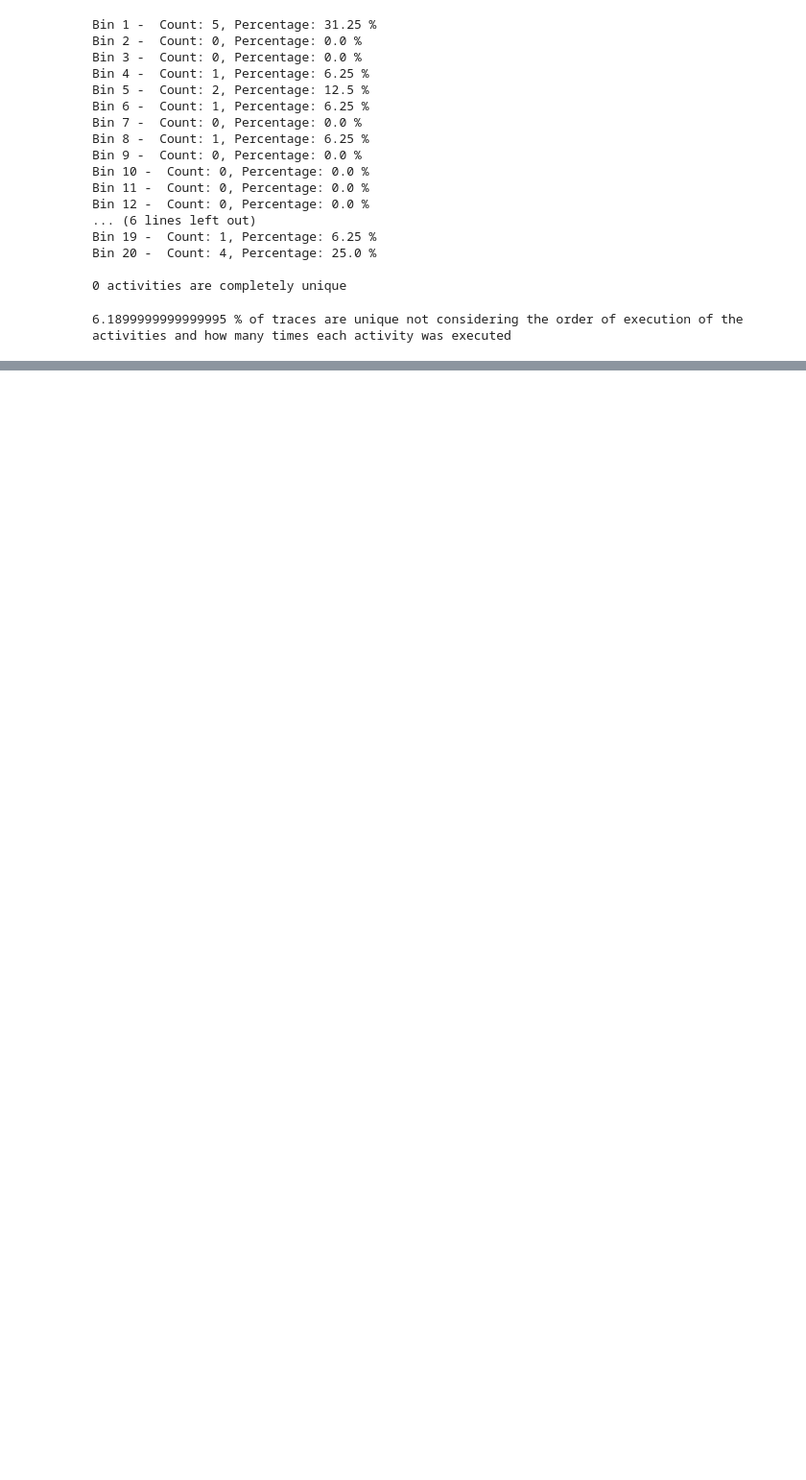
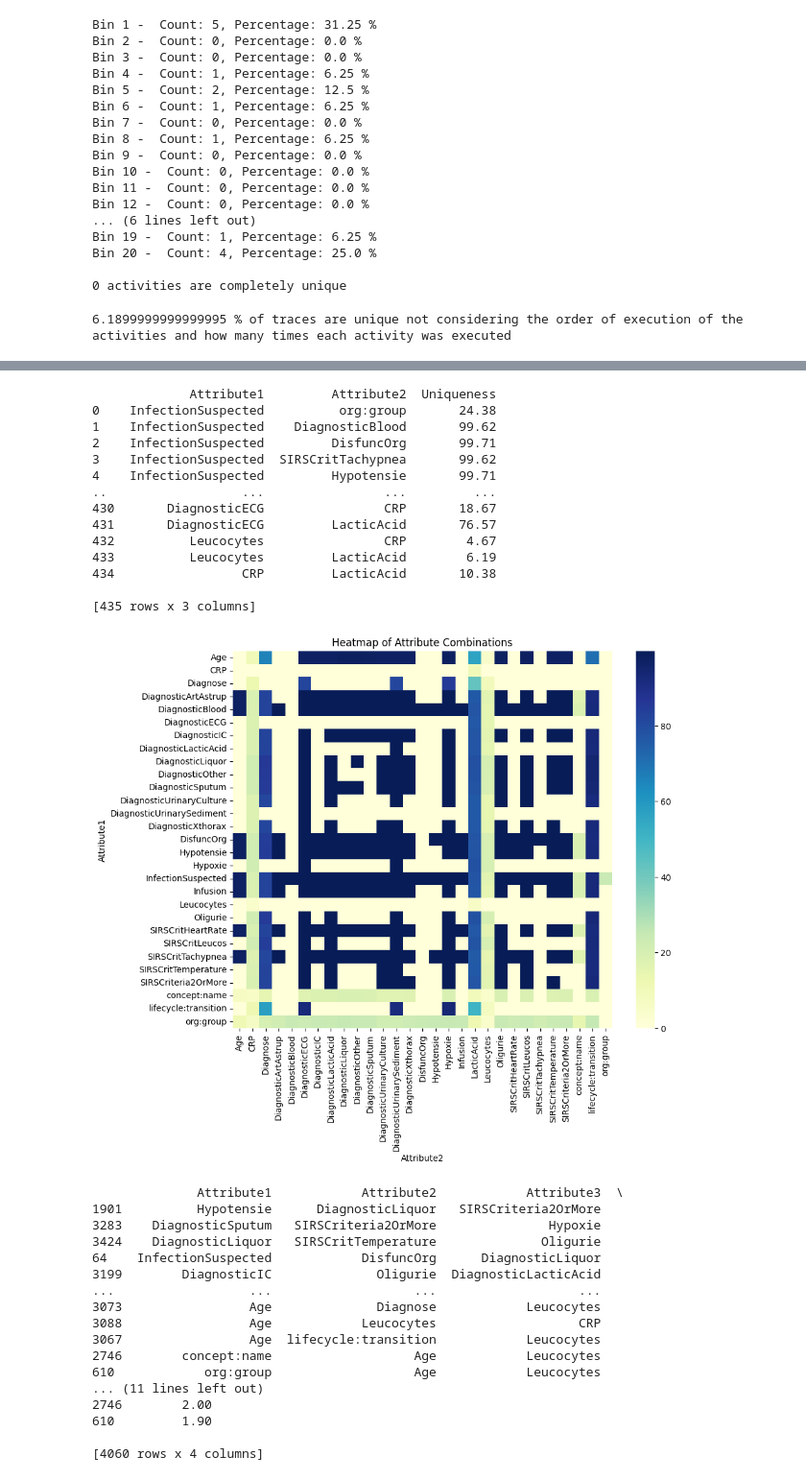
Before and after one commit to fahaerte/privacy_confidentiality_in_process_mining, a Jupyter notebook: SEPSIS_analysis/Sepsis_Analysis.ipynb, the cells around one changed output, grey strips where cells are left out. Shown at 96% size. Drawn from its saved outputs; the diff is of its cells as text; code cells hidden in the pictures; blank space fills up the shorter version.

```diff
--- a/SEPSIS_analysis/Sepsis_Analysis.ipynb
+++ b/SEPSIS_analysis/Sepsis_Analysis.ipynb
@@ -224,0 +226,73 @@ df_events_per_case
+# %%
+from itertools import combinations
+
+cols = data.columns
+cols = cols.drop([case_identifier, 'time:timestamp'])
+
+combinations_size_two = list(combinations(cols, 2))
+combinations_size_three = list(combinations(cols, 3))
+
+combinations_size_two_uniqueness = {}
+combinations_size_three_uniqueness = {}
+
+for combi in combinations_size_two:
+  combinations_size_two_uniqueness[combi] = 100 - compute_uniqueness(data, list(combi));
+
+for combi in combinations_size_three:
+  combinations_size_three_uniqueness[combi] = 100 - compute_uniqueness(data, list(combi));
+# %%
+data_list_size_two = [{"Attribute1": k[0], "Attribute2": k[1], "Uniqueness": v} for k, v in combinations_size_two_uniqueness.items()]
+data_list_size_three = [{"Attribute1": k[0], "Attribute2": k[1], "Attribute3": k[2], "Uniqueness": v} for k, v in combinations_size_three_uniqueness.items()]
+
+df_size_two = pd.DataFrame(data_list_size_two)
+df_size_three = pd.DataFrame(data_list_size_three)
+
+df_size_two['Uniqueness'] = pd.to_numeric(df_size_two['Uniqueness'], errors='coerce')
+df_size_three['Uniqueness'] = pd.to_numeric(df_size_three['Uniqueness'], errors='coerce')
+
+df_size_two = df_size_two[df_size_two['Uniqueness'] > 0]
+pivot_df_size_two = df_size_two.pivot("Attribute1", "Attribute2", "Uniqueness")
+pivot_df_size_two_filled = pivot_df_size_two.fillna(0)
+
+print(df_size_two)
+
+# Visualizing using a heatmap
+plt.figure(figsize=(10, 8))
+sns.heatmap(pivot_df_size_two_filled, cmap="YlGnBu")
+plt.title("Heatmap of Attribute Combinations")
+plt.show()
+
+print(df_size_three.sort_values(by='Uniqueness', ascending=False))
+# %% [output]
+             Attribute1         Attribute2  Uniqueness
+0    InfectionSuspected          org:group       24.38
+1    InfectionSuspected    DiagnosticBlood       99.62
+2    InfectionSuspected         DisfuncOrg       99.71
+3    InfectionSuspected  SIRSCritTachypnea       99.62
+4    InfectionSuspected         Hypotensie       99.71
+..                  ...                ...         ...
+430       DiagnosticECG                CRP       18.67
+431       DiagnosticECG         LacticAcid       76.57
+432          Leucocytes                CRP        4.67
+433          Leucocytes         LacticAcid        6.19
+434                 CRP         LacticAcid       10.38
+
+[435 rows x 3 columns]
+[figure, added]
+              Attribute1            Attribute2            Attribute3  \
+1901          Hypotensie      DiagnosticLiquor   SIRSCriteria2OrMore
+3283    DiagnosticSputum   SIRSCriteria2OrMore               Hypoxie
+3424    DiagnosticLiquor   SIRSCritTemperature              Oligurie
+64    InfectionSuspected            DisfuncOrg      DiagnosticLiquor
+3199        DiagnosticIC              Oligurie  DiagnosticLacticAcid
+...                  ...                   ...                   ...
+3073                 Age              Diagnose            Leucocytes
+3088                 Age            Leucocytes                   CRP
+3067                 Age  lifecycle:transition            Leucocytes
+2746        concept:name                   Age            Leucocytes
+610            org:group                   Age            Leucocytes
+... (11 lines left out)
+2746        2.00
+610         1.90
+
+[4060 rows x 4 columns]
```
Also changed, not shown: parts of 6 cells of this notebook.
